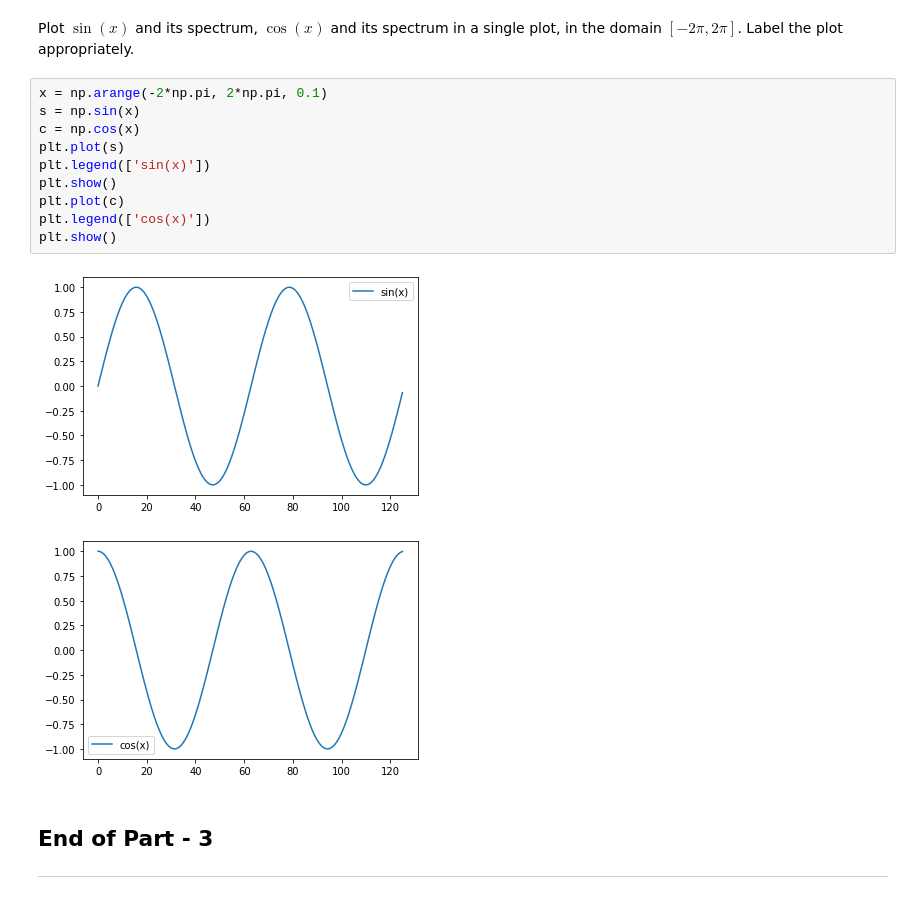
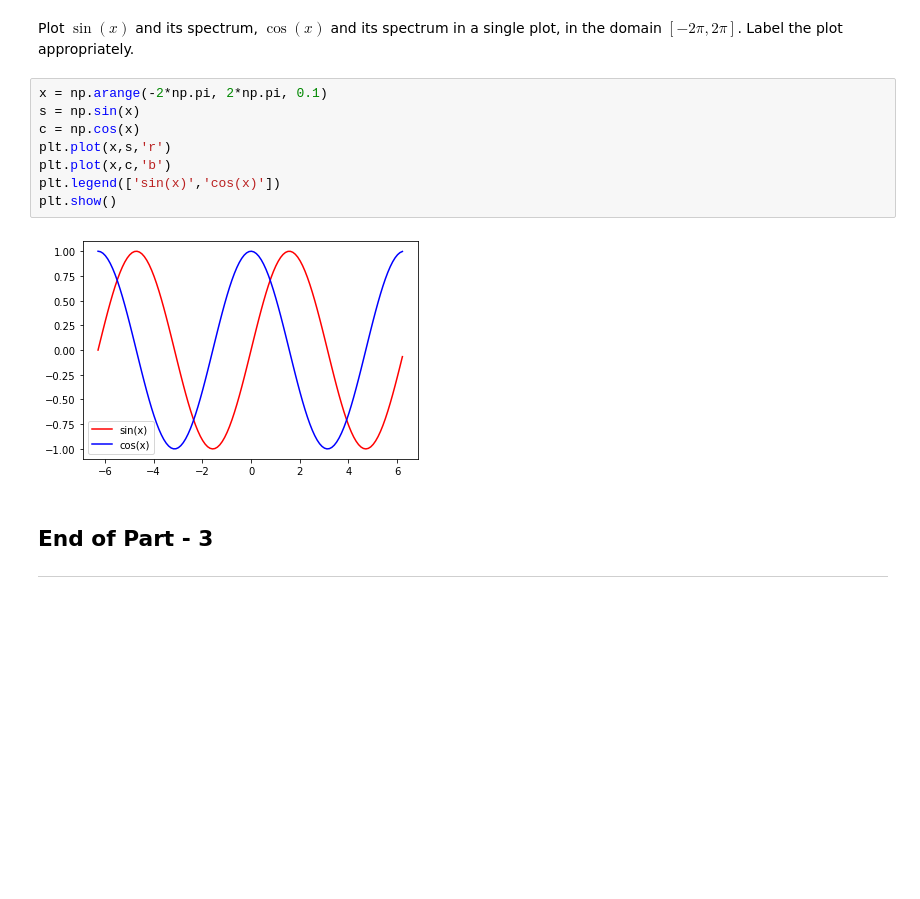
Before and after one commit to dc480506/SHALA2020, a Jupyter notebook: Assignment_1_DS.ipynb, the cells around one changed output. Cells and saved outputs as stored; diff of their text form; blank space fills up the shorter version.

```diff
--- a/Assignment_1_DS.ipynb
+++ b/Assignment_1_DS.ipynb
@@ -461,16 +461,13 @@ Plot $\sin(x)$ and its spectrum, $\cos(x)$ and its spectrum in a single plot, in
 # %%
 x = np.arange(-2*np.pi, 2*np.pi, 0.1)
 s = np.sin(x)
 c = np.cos(x)
-plt.plot(s)
-plt.legend(['sin(x)'])
+plt.plot(x,s,'r')
+plt.plot(x,c,'b')
+plt.legend(['sin(x)','cos(x)'])
 plt.show()
-plt.plot(c)
-plt.legend(['cos(x)'])
-plt.show()
 # %% [output]
-[figure, old version]
+[figure, new version]
-[figure, removed]
 # %% [markdown]
 ## End of Part - 3
 ---
```
